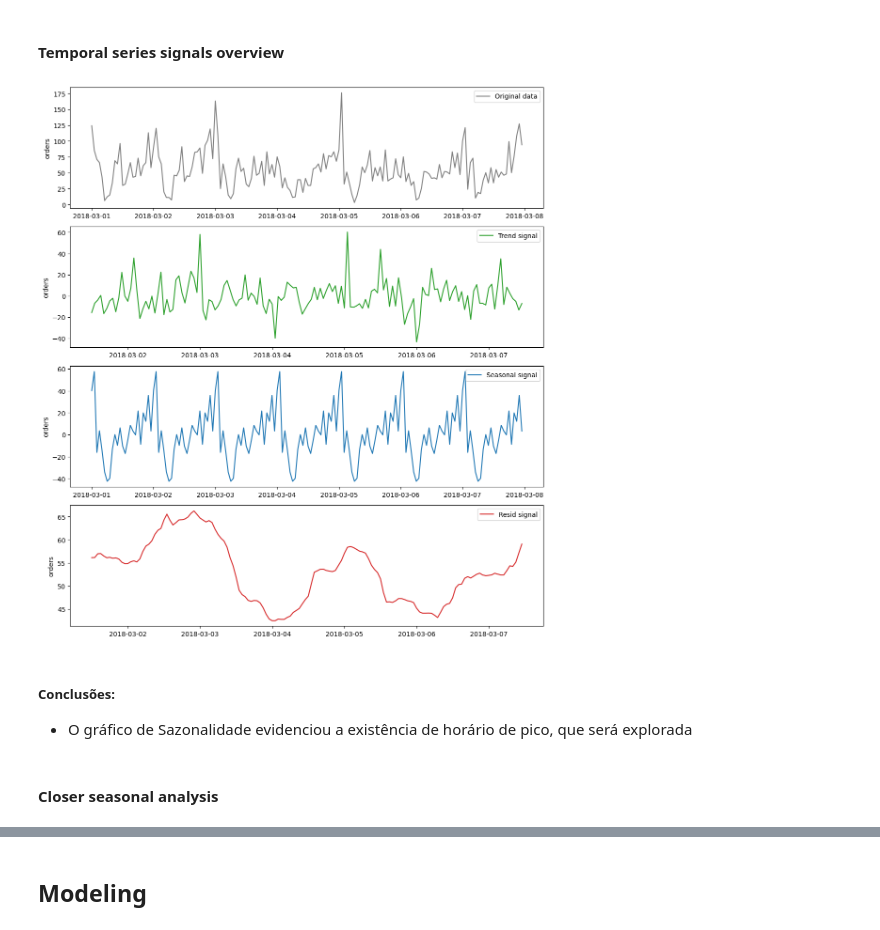
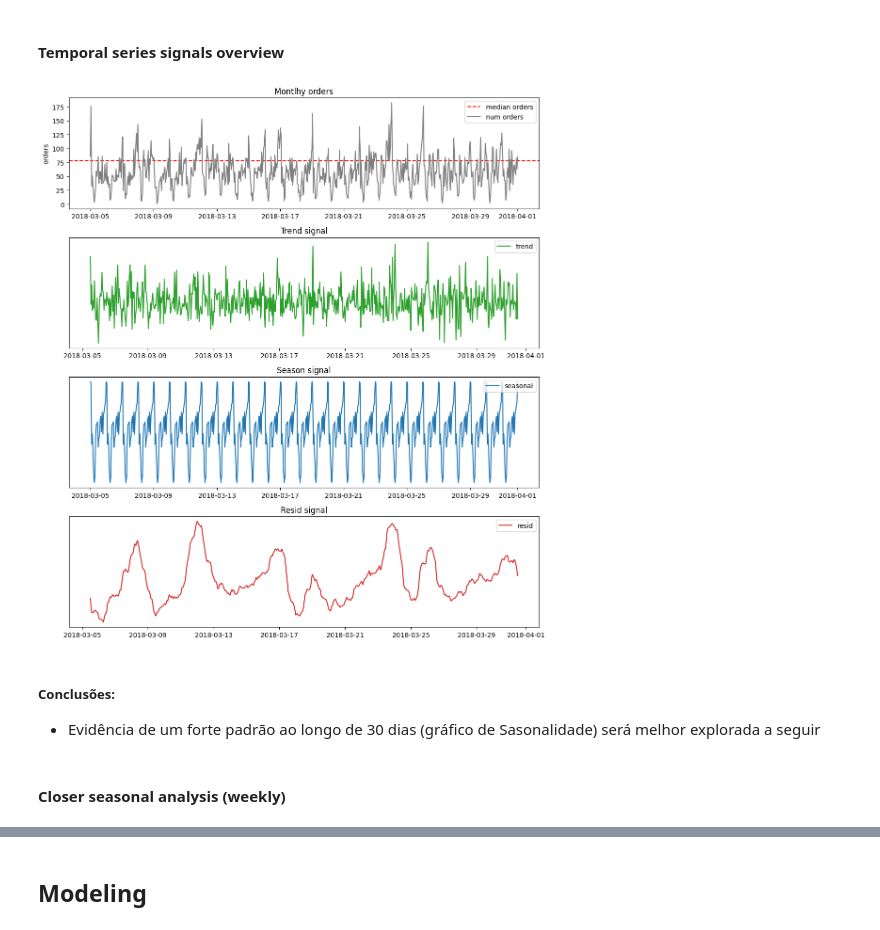
Before and after one commit to lucas-mithidieri/projetos, a Jupyter notebook: cab_orders_forecasting.ipynb, the cells around one changed output, grey strips where cells are left out. Drawn from its saved outputs; the diff is of its cells as text; code cells hidden in the pictures.

Commit message:
Update cab_orders_forecasting.ipynb
final version

```diff
--- a/cab_orders_forecasting.ipynb
+++ b/cab_orders_forecasting.ipynb
@@ -60,0 +121,2 @@ A fim de extrair o máximo das séries temporais, serão extraídos os sinais de
+# %%
+median_orders = data.num_orders.median()
@@ -61,38 +130,2 @@ A fim de extrair o máximo das séries temporais, serão extraídos os sinais de
 # %% [markdown]
 #### Temporal series signals overview
-# %%
-# Tseries signals decompose
-decomposed = seasonal_decompose(weekly_data.drop(columns='hour'))
-trend, season, resid = decomposed.resid, decomposed.seasonal, decomposed.trend
-
-# Plot
-plt.figure(figsize=(11, 12))
-
-# Original data
-plt.subplot(411)
-plt.plot(weekly_data.drop(columns='hour'), label='Original data', color='gray')
-plt.ylabel('orders')
-plt.legend()
-
-# Trend
-plt.subplot(412)
-plt.plot(trend, label='Trend signal', color='C2')
-plt.ylabel('orders')
-plt.legend()
-
-# Season
-plt.subplot(413)
-plt.plot(season, label='Seasonal signal', )
-plt.ylabel('orders')
-plt.legend()
-
-# Resid
-plt.subplot(414)
-plt.plot(resid, label='Resid signal', color='C3')
-plt.ylabel('orders')
-plt.legend()
-
-plt.tight_layout()
-plt.show()
-# %% [output]
-[figure, removed]
@@ -99,5 +184,19 @@ plt.show()
+# %%
+def windowed_query(days):
+    return data.loc[data.query('weekday==0').index[0]:data.query('weekday==0')\
+        .index[0] + pd.Timedelta(days=days - 1)]
+# %%
+daily_data = windowed_query(3)
+weekly_data = windowed_query(7)
+monthly_data = windowed_query(28)
+# %%
+drop = ['hour','weekday']
+# %%
+_ = plot_signals(monthly_data, 'Montlhy orders', drop)
+# %% [output]
+[figure, added]
 # %% [markdown]
 ##### Conclusões:
-* O gráfico de Sazonalidade evidenciou a existência de horário de pico, que será explorada
+* Evidência de um forte padrão ao longo de 30 dias (gráfico de Sasonalidade) será melhor explorada a seguir
 # %% [markdown]
-#### Closer seasonal analysis
+#### Closer seasonal analysis (weekly)
```
Also changed, not shown: parts of 42 cells of this notebook.
